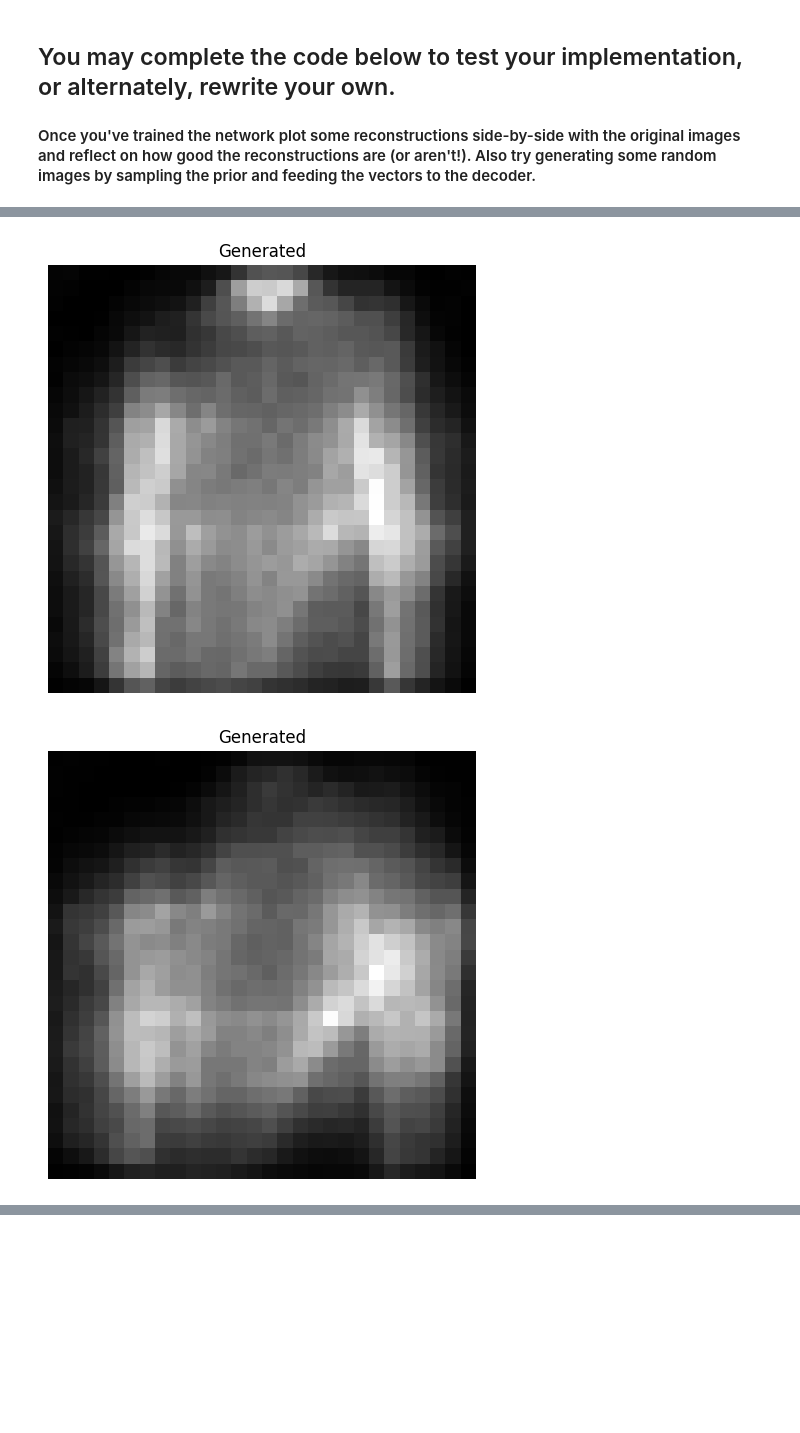
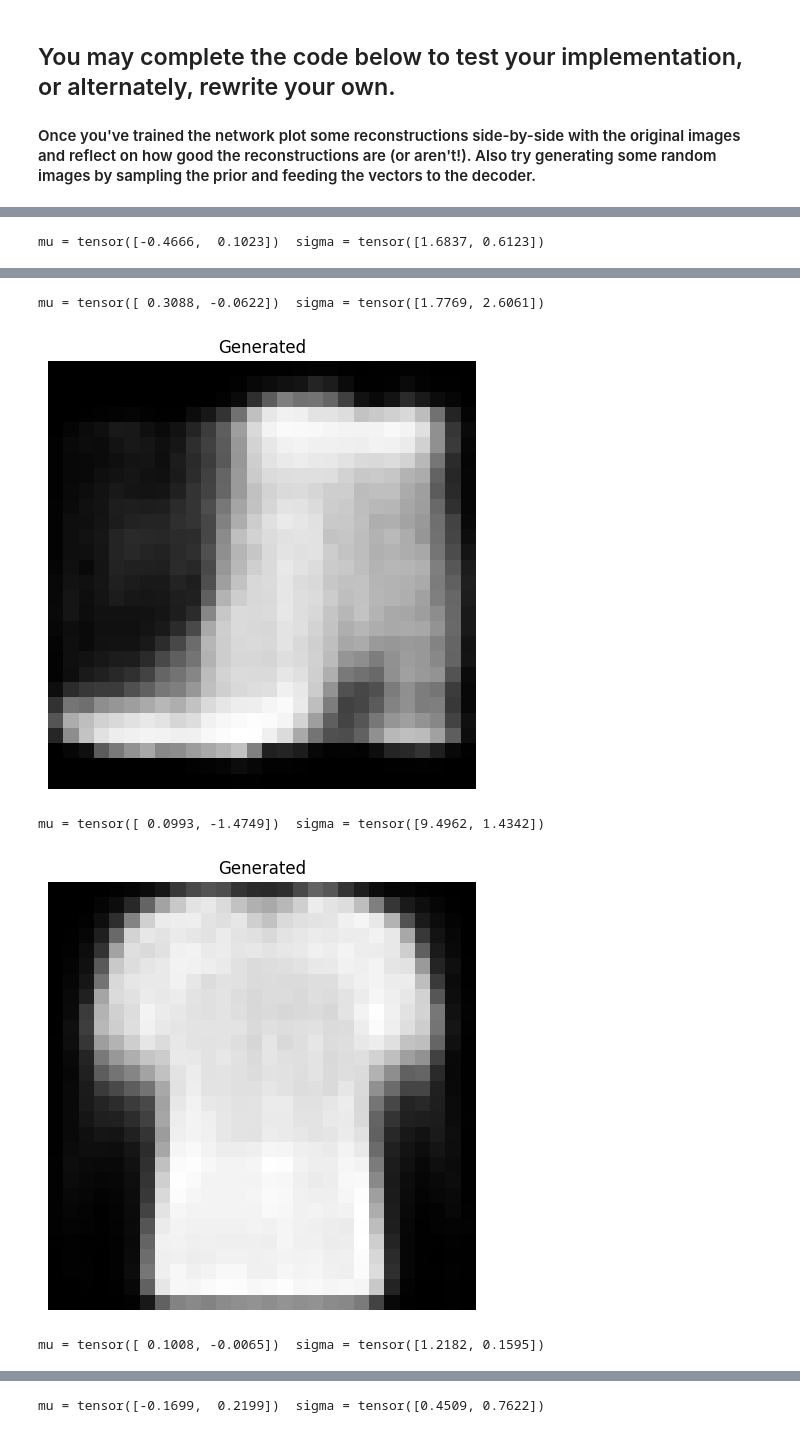
Before and after one commit to AndreiS22/deep_learning_labs, a Jupyter notebook: docs/labs/lab8/8_3_VAE.ipynb, the cells around one changed output, grey strips where cells are left out. Saved outputs shown, nothing was run; the diff lists cells and outputs as text; code cells hidden in the pictures; blank space fills up the shorter version.

```diff
--- a/docs/labs/lab8/8_3_VAE.ipynb
+++ b/docs/labs/lab8/8_3_VAE.ipynb
@@ -151,7 +151,7 @@ for epoch in range(nEpoch):
         # Compute the term kl which is then added to the total loss
         # YOUR CODE HERE
         # raise NotImplementedError()
-        # kl = (-0.5 * torch.sum(1 + log_sigma2 - mu.pow(2) - log_sigma2.exp()))/inputs.shape[0]
+        kl = (-0.5 * torch.sum(1 + log_sigma2 - mu.pow(2) - log_sigma2.exp()))/inputs.shape[0]
 
         loss = recon + kl
         loss.backward()
@@ -206,6 +206,6 @@ for epoch in range(nEpoch):
 # %%
-mu = torch.zeros((10, 2))
-log_sigma2 = torch.zeros(10, 2)
+mu = torch.randn((10, 2))
+log_sigma2 = torch.randn(10, 2)
 with torch.no_grad():  # No need to calculate gradients for display
     z = sample(mu, log_sigma2)
     outputs = dec(z)
@@ -213,6 +213,7 @@ with torch.no_grad():  # No need to calculate gradients for display
 # Reshape images for display
 outputs = outputs.view(-1, 28, 28)
 for i in range(10):
+  print('mu =', mu[i], ' sigma =', log_sigma2[i].exp())
   plt.imshow(outputs[i].cpu().numpy(), cmap='gray')
   plt.title('Generated')
   plt.axis('off')
@@ -223,0 +226 @@ for i in range(10):
+mu = tensor([-0.4666,  0.1023])  sigma = tensor([1.6837, 0.6123])
@@ -225,2 +228,5 @@ for i in range(10):
+mu = tensor([ 0.3088, -0.0622])  sigma = tensor([1.7769, 2.6061])
-[figure, old version]
+[figure, new version]
+mu = tensor([ 0.0993, -1.4749])  sigma = tensor([9.4962, 1.4342])
-[figure, old version]
+[figure, new version]
+mu = tensor([ 0.1008, -0.0065])  sigma = tensor([1.2182, 0.1595])
@@ -227,0 +234 @@ for i in range(10):
+mu = tensor([-0.1699,  0.2199])  sigma = tensor([0.4509, 0.7622])
```
Also changed, not shown: parts of 3 cells of this notebook.
